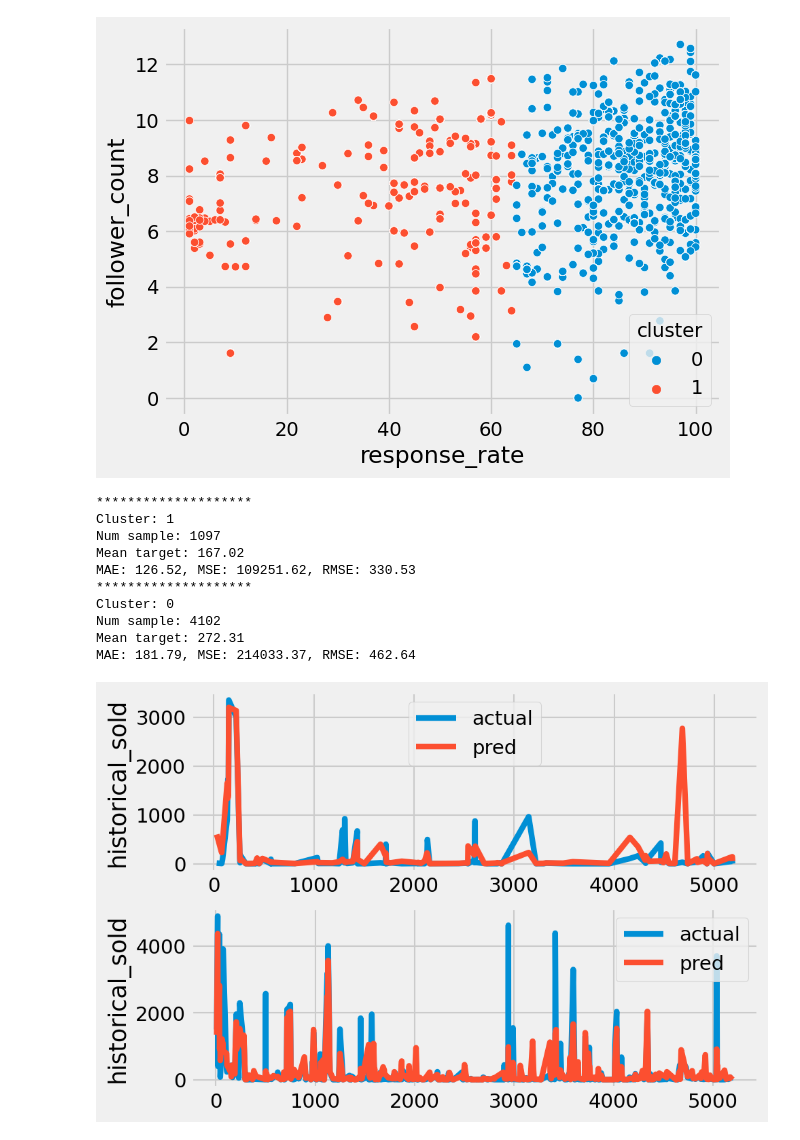
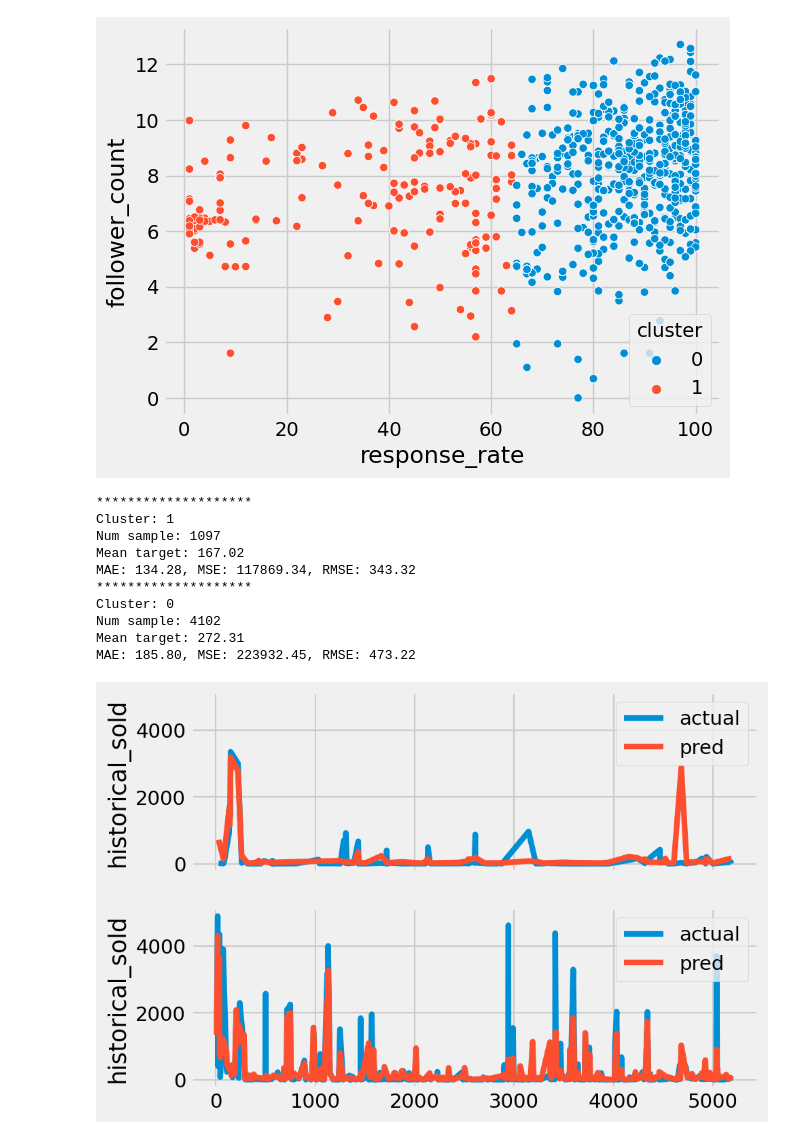
Before and after one commit to Kkyn-ltcode/Shopee, a Jupyter notebook: Untitled.ipynb, the cells around one changed output. Cells and saved outputs as stored; diff of their text form; code cells hidden in the pictures.

```diff
--- a/Untitled.ipynb
+++ b/Untitled.ipynb
@@ -107,6 +119,9 @@ category = ['None', 'kimono', 'kaki', 'jean', 'bomber', 'cardigan', 'sơ mi', 'g
 
 data['category'] = create_category(category[1:], data.loc[:, 'product_name'])
 data['category'] = data['category'].apply(lambda x: category[x])
+for cat in category:
+    data[cat] = data['category'].apply(lambda x: 1 if x == cat else 0)
+data.drop(columns=['category'], inplace=True)
 # %%
 def convert_ctime_to_two_time(time_start) :
     nowaday = time.time()
@@ -133,7 +148,7 @@ data.drop(index=data[data['follower_count'] > 400000].index, inplace=True)
 # %%
 train_data, test_data = train_test_split(data, test_size=0.1, random_state=42)
 
-cols = ['shop_location', 'category']
+cols = ['shop_location']
 target_col = 'historical_sold'
 alpha = 2
 folds = 4
@@ -220,42 +235,43 @@ plt.show()
 # %% [output]
 [figure]
 # %%
-fig, axes = plt.subplots(2, 1, dpi=150)
+fig, axes = plt.subplots(2, 1, dpi=150, sharex=True, sharey=True)
 for index, i in enumerate(data['cluster'].unique()):
     cluster = data[data['cluster'] == i].copy()
     cluster.drop(columns=['cluster'], inplace=True)
     train_data, test_data = train_test_split(cluster, test_size=0.1, random_state=42)
-    model = RandomForestRegressor()
+    if i == 0:
+        model = RandomForestRegressor(n_estimators=100, max_depth=10, min_samples_split=3, min_samples_leaf=2)
+    elif i == 1:
+        model = RandomForestRegressor(n_estimators=50, max_depth=6, min_samples_split=2, min_samples_leaf=1)
     model.fit(train_data.drop(columns=['historical_sold']), train_data['historical_sold'])
-    with open(f"model/rf_{i}.pkl", "wb") as f:
-        pickle.dump(model, f)
     preds = model.predict(test_data.drop(columns=['historical_sold']))
     test_data['preds'] = preds
 
     MAE = mean_absolute_error(test_data['historical_sold'], test_data['preds'])
     MSE = mean_squared_error(test_data['historical_sold'], test_data['preds'])
     RMSE = MSE**0.5
     print('*'*20)
     print(f'Cluster: {i}')
     print(f'Num sample: {len(cluster)}')
     print(f"Mean target: {test_data['historical_sold'].mean():.2f}")
     print(f'MAE: {MAE:.2f}, MSE: {MSE:.2f}, RMSE: {RMSE:.2f}')
 
-    sns.lineplot(test_data['historical_sold'], label='actual', ax=axes[index])
-    sns.lineplot(test_data['preds'], label='pred', ax=axes[index])
-plt.show()
+    sns.lineplot(data=test_data['historical_sold'], label='actual', ax=axes[index])
+    sns.lineplot(data=test_data['preds'], label='pred', ax=axes[index])
+# plt.show()
 # %% [output]
 ********************
 Cluster: 1
 Num sample: 1097
 Mean target: 167.02
-MAE: 126.52, MSE: 109251.62, RMSE: 330.53
+MAE: 134.28, MSE: 117869.34, RMSE: 343.32
 ********************
 Cluster: 0
 Num sample: 4102
 Mean target: 272.31
-MAE: 181.79, MSE: 214033.37, RMSE: 462.64
+MAE: 185.80, MSE: 223932.45, RMSE: 473.22
-[figure, old version]
+[figure, new version]
 # %%
 def plot_dist(col):
     sns.distplot(data[col], fit=norm);
```
Also changed, not shown: parts of 6 cells of this notebook, 4 other files.
